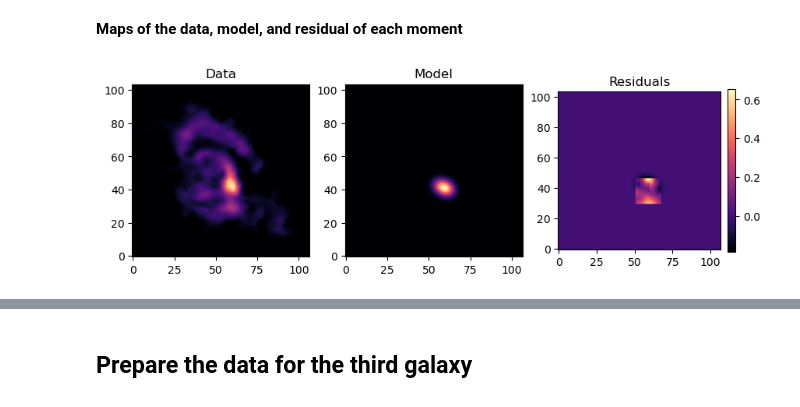
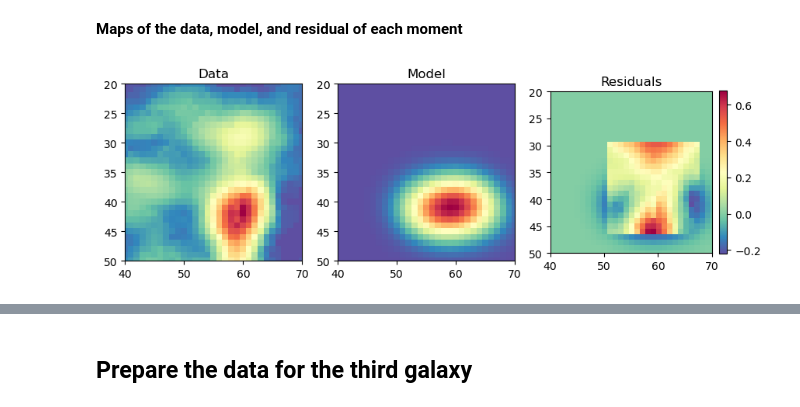
Before and after one commit to AnyelTars/Arp86-Galaxy-System, a Jupyter notebook: NGC7752/moment_maps-ngc7752.ipynb, the cells around one changed output, grey strips where cells are left out. Drawn from its saved outputs; the diff is of its cells as text; code cells hidden in the pictures.

```diff
--- a/NGC7752/moment_maps-ngc7752.ipynb
+++ b/NGC7752/moment_maps-ngc7752.ipynb
@@ -285,7 +288,7 @@ plt.show()
 # %% [markdown]
 ## BBarolo Model and Comparison
 # %%
-file_model = "/output/SoFiA_J234703.61+292835.6/SoFiA_J234703.61+292835.6mod_azim.fits"
+file_model = "/output5/SoFiA_J234703.61+292835.6/SoFiA_J234703.61+292835.6mod_azim.fits"
 # %%
 header_model, data_model = read_fits_cube(directory + file_model)
 # %% [markdown]
@@ -310,14 +313,20 @@ residual_mom2 = computed_mom2_dat - mom2_dat_model
 **Maps of the data, model, and residual of each moment**
 # %%
 fig, axs = plt.subplots(1, 3, figsize=(10, 17))
-im1 = axs[0].imshow(mom0_dat, cmap='magma')
+im1 = axs[0].imshow(mom0_dat, cmap='Spectral_r')
 axs[0].set_title('Data')
-im2 = axs[1].imshow(mom0_dat_model, cmap='magma')
+axs[0].set_xlim(40, 70)
+axs[0].set_ylim(20, 50)
+im2 = axs[1].imshow(mom0_dat_model, cmap='Spectral_r')
 axs[1].set_title('Model')
-im3 = axs[2].imshow(residual_mom0, cmap='magma')
+axs[1].set_xlim(40, 70)
+axs[1].set_ylim(20, 50)
+im3 = axs[2].imshow(residual_mom0, cmap='Spectral_r')
 axs[2].set_title('Residuals')
+axs[2].set_xlim(40, 70)
+axs[2].set_ylim(20, 50)
 cbar = fig.colorbar(im3, ax=axs[2], fraction=0.046, pad=0.04)
 for ax in axs:
     ax.invert_yaxis()
 # %% [output]
-[figure, old version]
+[figure, new version]
```
Also changed, not shown: parts of 7 cells of this notebook.
